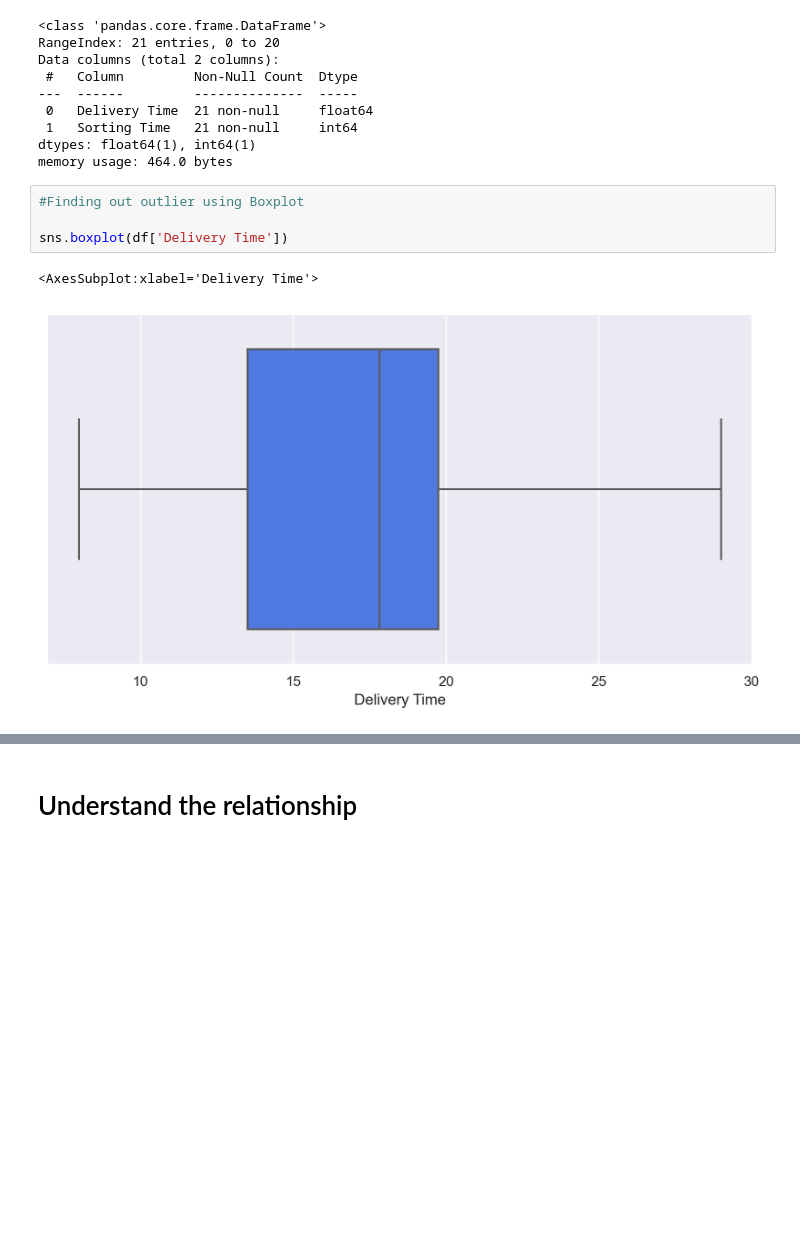
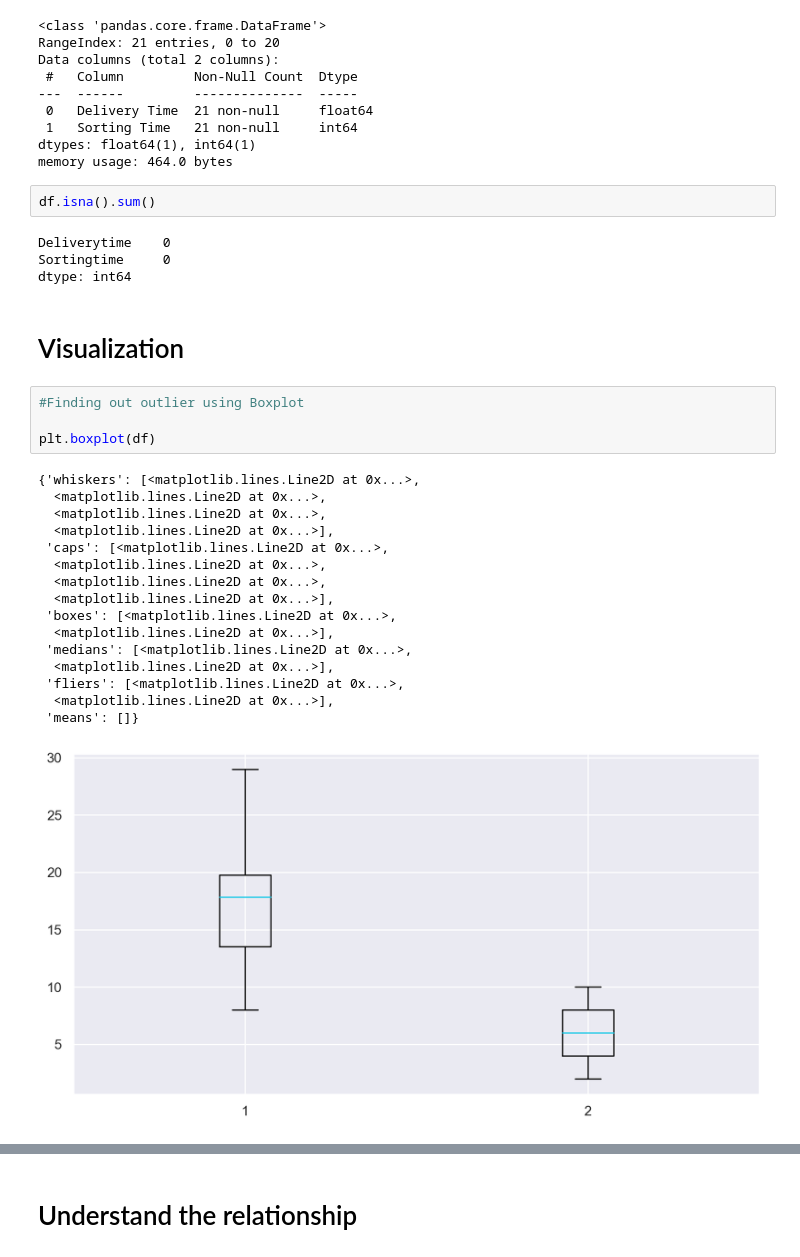
Before and after one commit to Apoorva023/Excelr-Assignment, a Jupyter notebook: Simple linear regression/Simple linear regression(deliver time).ipynb, the cells around one changed output, grey strips where cells are left out. Cells and saved outputs as stored; diff of their text form; blank space fills up the shorter version.

```diff
--- a/Simple linear regression/Simple linear regression(deliver time).ipynb
+++ b/Simple linear regression/Simple linear regression(deliver time).ipynb
@@ -58,10 +61,32 @@ Data columns (total 2 columns):
  1   Sorting Time   21 non-null     int64
 dtypes: float64(1), int64(1)
 memory usage: 464.0 bytes
+# %%
+df.isna().sum()
+# %% [output]
+Deliverytime    0
+Sortingtime     0
+dtype: int64
+# %% [markdown]
+# Visualization
 # %%
 #Finding out outlier using Boxplot
 
-sns.boxplot(df['Delivery Time'])
+plt.boxplot(df)
 # %% [output]
-<AxesSubplot:xlabel='Delivery Time'>
+{'whiskers': [<matplotlib.lines.Line2D at 0x...>,
+  <matplotlib.lines.Line2D at 0x...>,
+  <matplotlib.lines.Line2D at 0x...>,
+  <matplotlib.lines.Line2D at 0x...>],
+ 'caps': [<matplotlib.lines.Line2D at 0x...>,
+  <matplotlib.lines.Line2D at 0x...>,
+  <matplotlib.lines.Line2D at 0x...>,
+  <matplotlib.lines.Line2D at 0x...>],
+ 'boxes': [<matplotlib.lines.Line2D at 0x...>,
+  <matplotlib.lines.Line2D at 0x...>],
+ 'medians': [<matplotlib.lines.Line2D at 0x...>,
+  <matplotlib.lines.Line2D at 0x...>],
+ 'fliers': [<matplotlib.lines.Line2D at 0x...>,
+  <matplotlib.lines.Line2D at 0x...>],
+ 'means': []}
-[figure, old version]
+[figure, new version]
```
Also changed, not shown: parts of 25 cells of this notebook, 1 other file.
